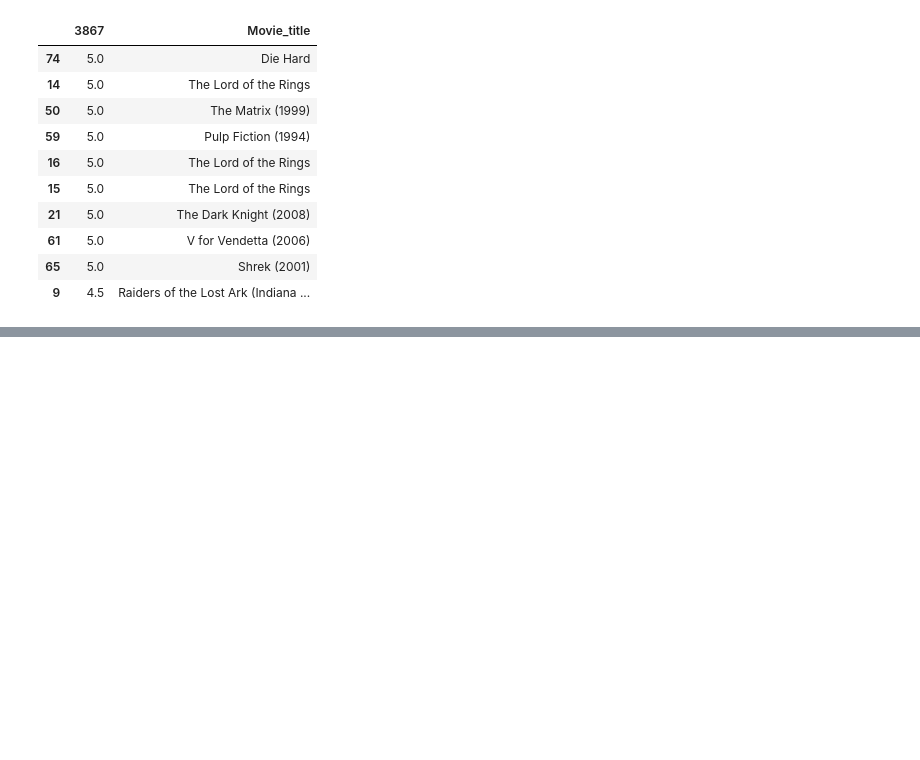
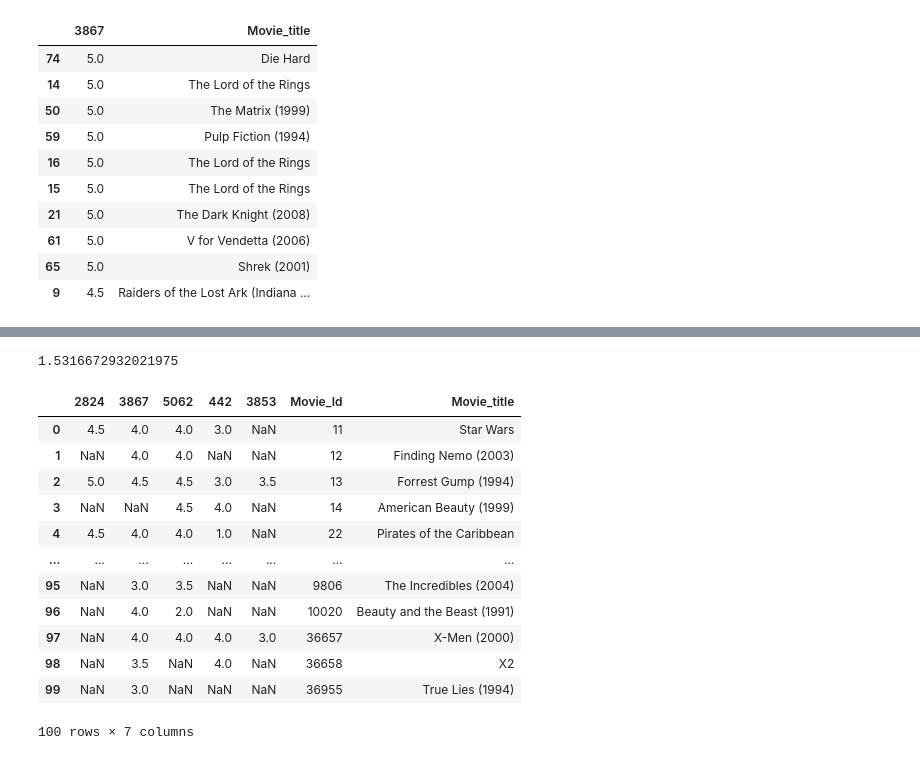
Before and after one commit to ali-d-nasseri/Recommender-System, a Jupyter notebook: Coursera Notes/Coursera project.ipynb, the cells around one changed output, grey strips where cells are left out. Cells and saved outputs as stored; diff of their text form; code cells hidden in the pictures; blank space fills up the shorter version.

```diff
--- a/Coursera Notes/Coursera project.ipynb
+++ b/Coursera Notes/Coursera project.ipynb
@@ -166,0 +202,24 @@ df[[3867, 'Movie_title']].sort_values(by = 3867, ascending = False).head(10)
+# %%
+neighbor_of_3712.remove(1)
+sum_weight_3712 = sum(neighbor_of_3712)
+sum_weight_3712
+# %% [output]
+1.5316672932021975
+# %%
+df_3712 = df[[2824, 3867, 5062,442, 3853, 'Movie_Id', 'Movie_title']]
+# %%
+df_3712 # replacing Nan by 0
+# %% [output]
+|  | 2824 | 3867 | 5062 | 442 | 3853 | Movie_Id | Movie_title |
+| 0 | 4.5 | 4.0 | 4.0 | 3.0 | NaN | 11 | Star Wars |
+| 1 | NaN | 4.0 | 4.0 | NaN | NaN | 12 | Finding Nemo (2003) |
+| 2 | 5.0 | 4.5 | 4.5 | 3.0 | 3.5 | 13 | Forrest Gump (1994) |
+| 3 | NaN | NaN | 4.5 | 4.0 | NaN | 14 | American Beauty (1999) |
+| 4 | 4.5 | 4.0 | 4.0 | 1.0 | NaN | 22 | Pirates of the Caribbean |
+| ... | ... | ... | ... | ... | ... | ... | ... |
+| 95 | NaN | 3.0 | 3.5 | NaN | NaN | 9806 | The Incredibles (2004) |
+| 96 | NaN | 4.0 | 2.0 | NaN | NaN | 10020 | Beauty and the Beast (1991) |
+| 97 | NaN | 4.0 | 4.0 | 4.0 | 3.0 | 36657 | X-Men (2000) |
+| 98 | NaN | 3.5 | NaN | 4.0 | NaN | 36658 | X2 |
+| 99 | NaN | 3.0 | NaN | NaN | NaN | 36955 | True Lies (1994) |
+100 rows × 7 columns
```
Also changed, not shown: parts of 34 cells of this notebook.
